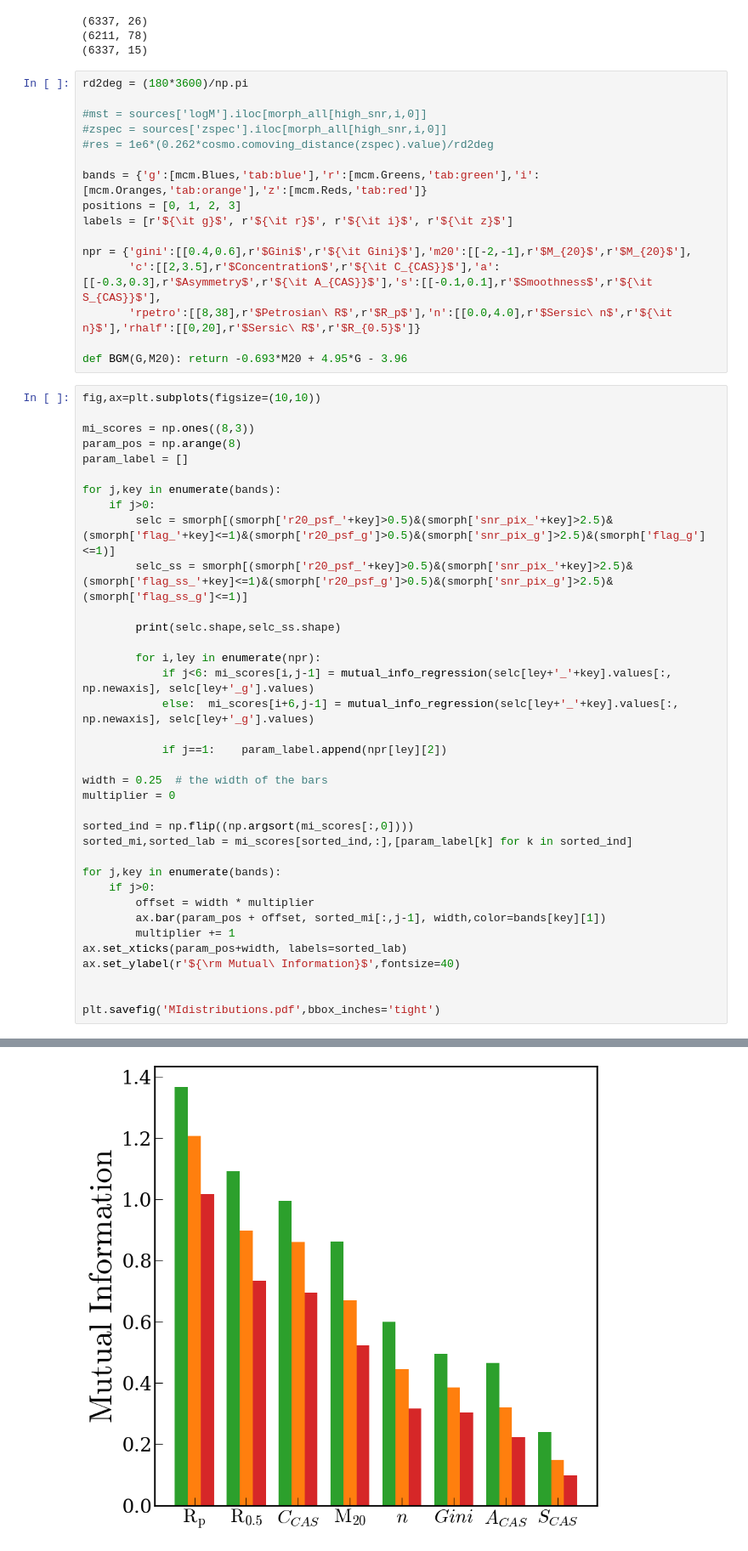
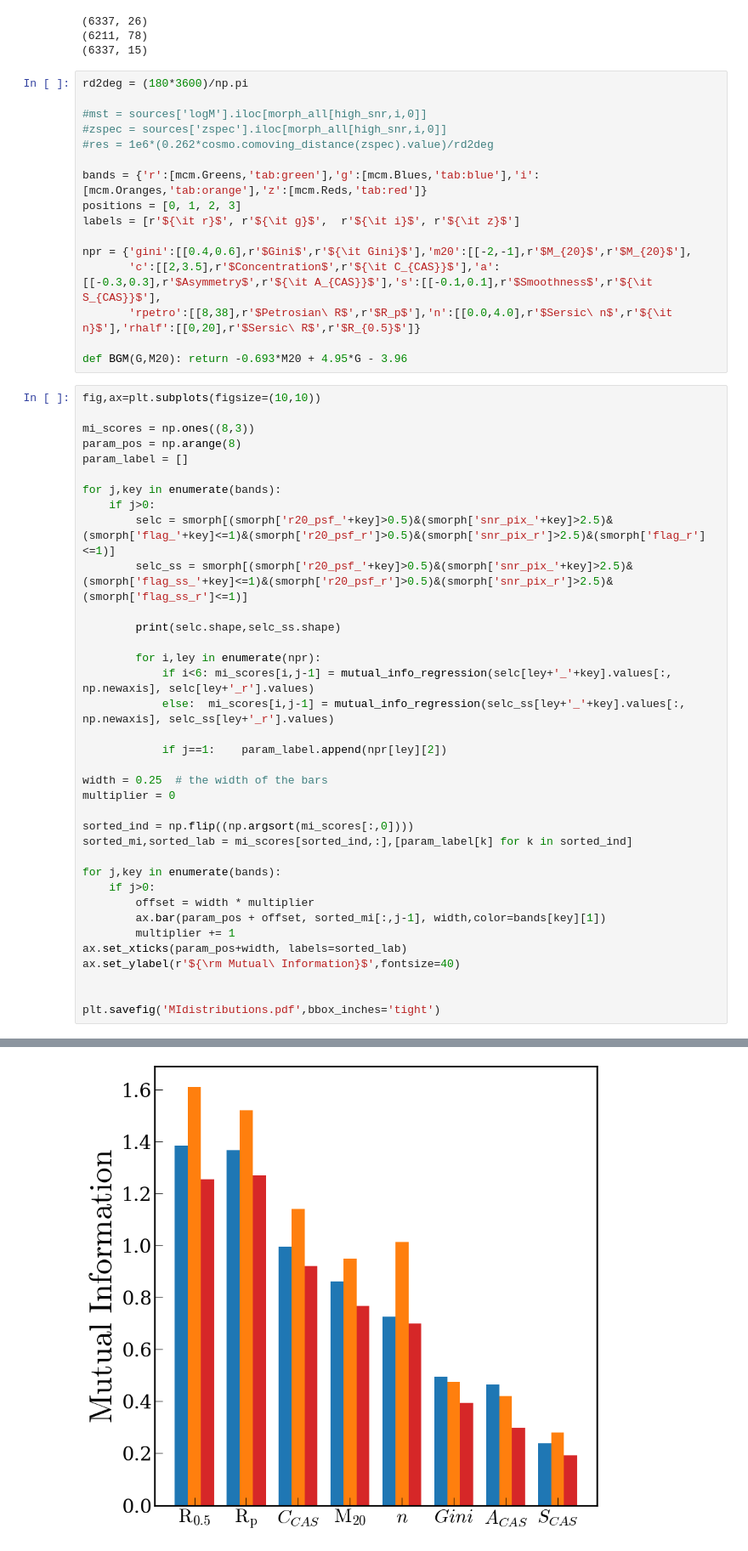
Before and after one commit to joy-228/morphy, a Jupyter notebook: mutual_information.ipynb, the cells around one changed output, grey strips where cells are left out. Shown at 85% size. Saved outputs shown, nothing was run; the diff lists cells and outputs as text.

```diff
--- a/mutual_information.ipynb
+++ b/mutual_information.ipynb
@@ -33,9 +33,9 @@ rd2deg = (180*3600)/np.pi
 #zspec = sources['zspec'].iloc[morph_all[high_snr,i,0]]
 #res = 1e6*(0.262*cosmo.comoving_distance(zspec).value)/rd2deg
 
-bands = {'g':[mcm.Blues,'tab:blue'],'r':[mcm.Greens,'tab:green'],'i':[mcm.Oranges,'tab:orange'],'z':[mcm.Reds,'tab:red']}
+bands = {'r':[mcm.Greens,'tab:green'],'g':[mcm.Blues,'tab:blue'],'i':[mcm.Oranges,'tab:orange'],'z':[mcm.Reds,'tab:red']}
 positions = [0, 1, 2, 3]
-labels = [r'${\it g}$', r'${\it r}$', r'${\it i}$', r'${\it z}$']
+labels = [r'${\it r}$', r'${\it g}$',  r'${\it i}$', r'${\it z}$']
 
 npr = {'gini':[[0.4,0.6],r'$Gini$',r'${\it Gini}$'],'m20':[[-2,-1],r'$M_{20}$',r'$M_{20}$'],
        'c':[[2,3.5],r'$Concentration$',r'${\it C_{CAS}}$'],'a':[[-0.3,0.3],r'$Asymmetry$',r'${\it A_{CAS}}$'],'s':[[-0.1,0.1],r'$Smoothness$',r'${\it S_{CAS}}$'],
@@ -51,14 +51,14 @@ param_label = []
 
 for j,key in enumerate(bands):
     if j>0:
-        selc = smorph[(smorph['r20_psf_'+key]>0.5)&(smorph['snr_pix_'+key]>2.5)&(smorph['flag_'+key]<=1)&(smorph['r20_psf_g']>0.5)&(smorph['snr_pix_g']>2.5)&(smorph['flag_g']<=1)]
-        selc_ss = smorph[(smorph['r20_psf_'+key]>0.5)&(smorph['snr_pix_'+key]>2.5)&(smorph['flag_ss_'+key]<=1)&(smorph['r20_psf_g']>0.5)&(smorph['snr_pix_g']>2.5)&(smorph['flag_ss_g']<=1)]
+        selc = smorph[(smorph['r20_psf_'+key]>0.5)&(smorph['snr_pix_'+key]>2.5)&(smorph['flag_'+key]<=1)&(smorph['r20_psf_r']>0.5)&(smorph['snr_pix_r']>2.5)&(smorph['flag_r']<=1)]
+        selc_ss = smorph[(smorph['r20_psf_'+key]>0.5)&(smorph['snr_pix_'+key]>2.5)&(smorph['flag_ss_'+key]<=1)&(smorph['r20_psf_r']>0.5)&(smorph['snr_pix_r']>2.5)&(smorph['flag_ss_r']<=1)]
 
         print(selc.shape,selc_ss.shape)
 
         for i,ley in enumerate(npr):
-            if j<6: mi_scores[i,j-1] = mutual_info_regression(selc[ley+'_'+key].values[:, np.newaxis], selc[ley+'_g'].values)
-            else:  mi_scores[i+6,j-1] = mutual_info_regression(selc[ley+'_'+key].values[:, np.newaxis], selc[ley+'_g'].values)
+            if i<6: mi_scores[i,j-1] = mutual_info_regression(selc[ley+'_'+key].values[:, np.newaxis], selc[ley+'_r'].values)
+            else:  mi_scores[i,j-1] = mutual_info_regression(selc_ss[ley+'_'+key].values[:, np.newaxis], selc_ss[ley+'_r'].values)
 
             if j==1:    param_label.append(npr[ley][2])
 
@@ -85,4 +85,4 @@ plt.savefig('MIdistributions.pdf',bbox_inches='tight')
-[figure, old version]
+[figure, new version]
 # %%
 for j,ley in enumerate(npr):
     print(ley)
```
Also changed, not shown: parts of 4 cells of this notebook, 6 other files.
